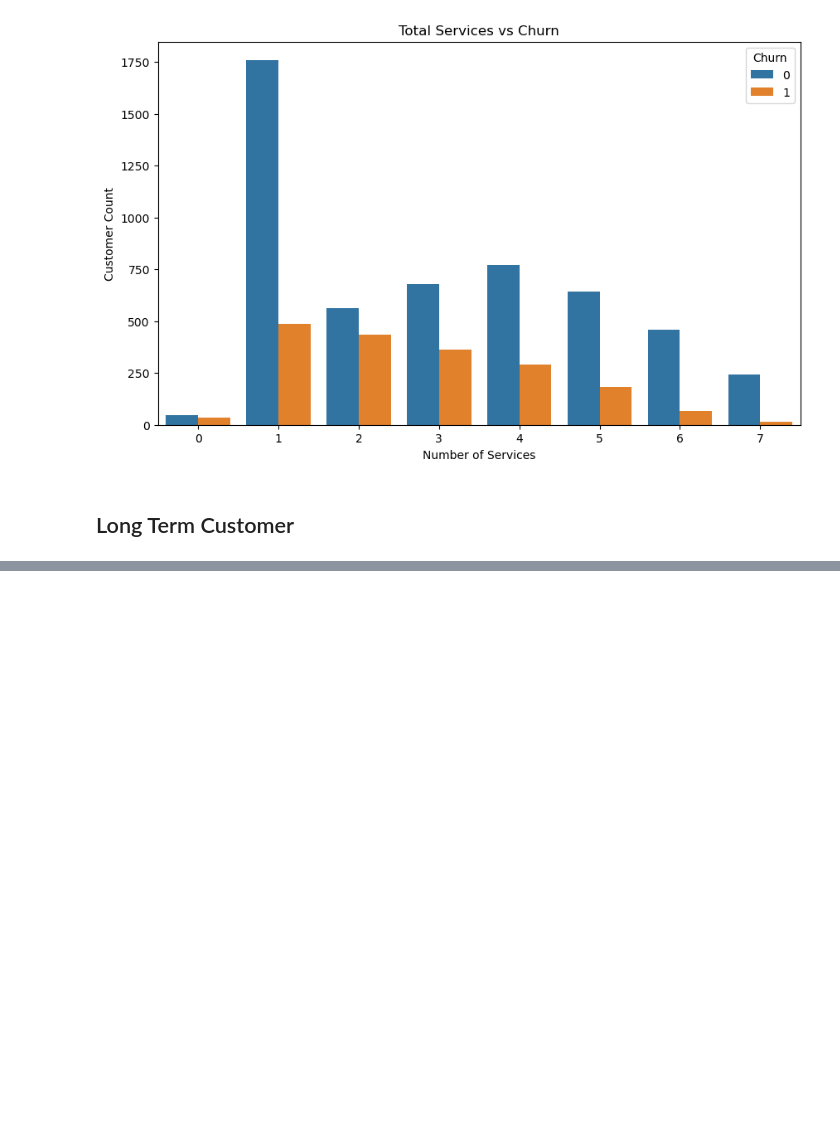
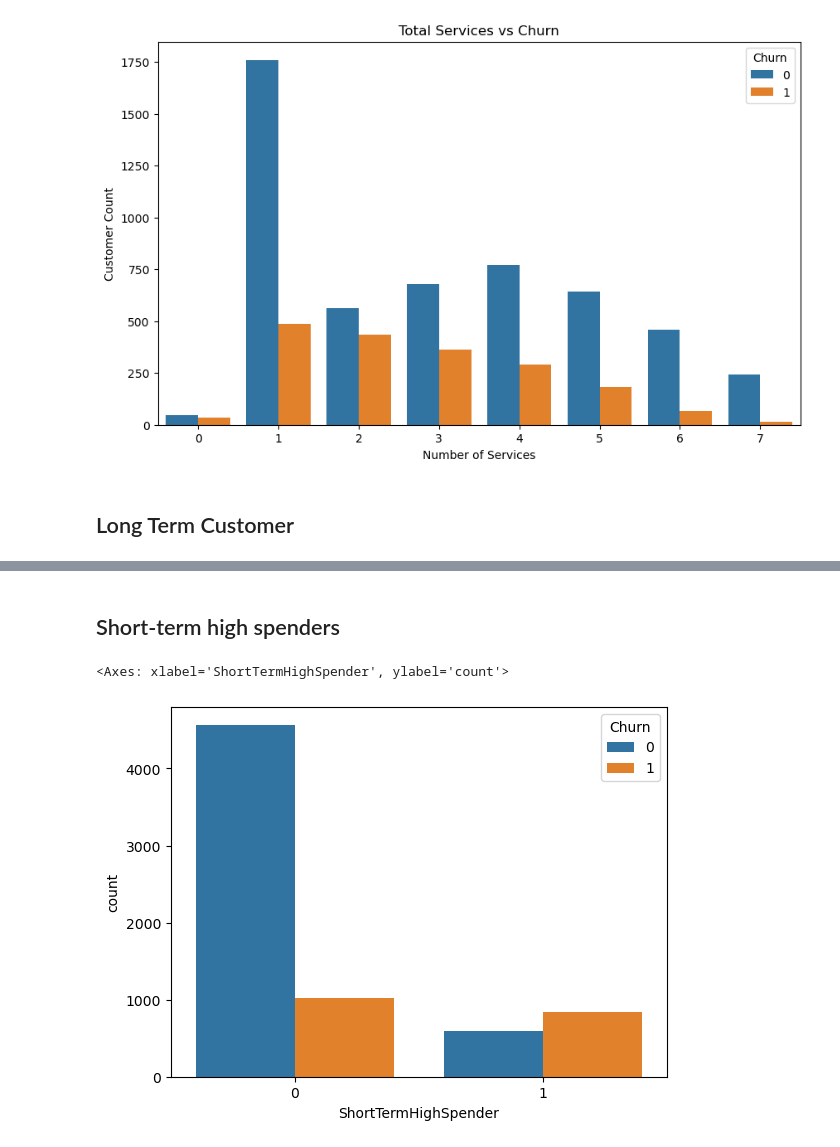
Before and after one commit to alananjungwei/telco-customer-churn-prediction, a Jupyter notebook: notebook.ipynb, the cells around one changed output, grey strips where cells are left out. Saved outputs shown, nothing was run; the diff lists cells and outputs as text; code cells hidden in the pictures; blank space fills up the shorter version.

```diff
--- a/notebook.ipynb
+++ b/notebook.ipynb
@@ -2686,0 +2753,17 @@ df_drop['LongTermCustomer'] = (
+# %% [markdown]
+## Short-term high spenders
+# %%
+df_drop['ShortTermHighSpender'] = (
+    (df_drop['LongTermCustomer'] == 0)
+    &
+    (df_drop['MonthlyCharges'] > df_drop['MonthlyCharges'].median())
+).astype(int)
+# %%
+sns.countplot(
+    x='ShortTermHighSpender',
+    hue='Churn',
+    data=df_drop
+)
+# %% [output]
+<Axes: xlabel='ShortTermHighSpender', ylabel='count'>
+[figure, added]
```
Also changed, not shown: parts of 32 cells of this notebook, 12 other files.
